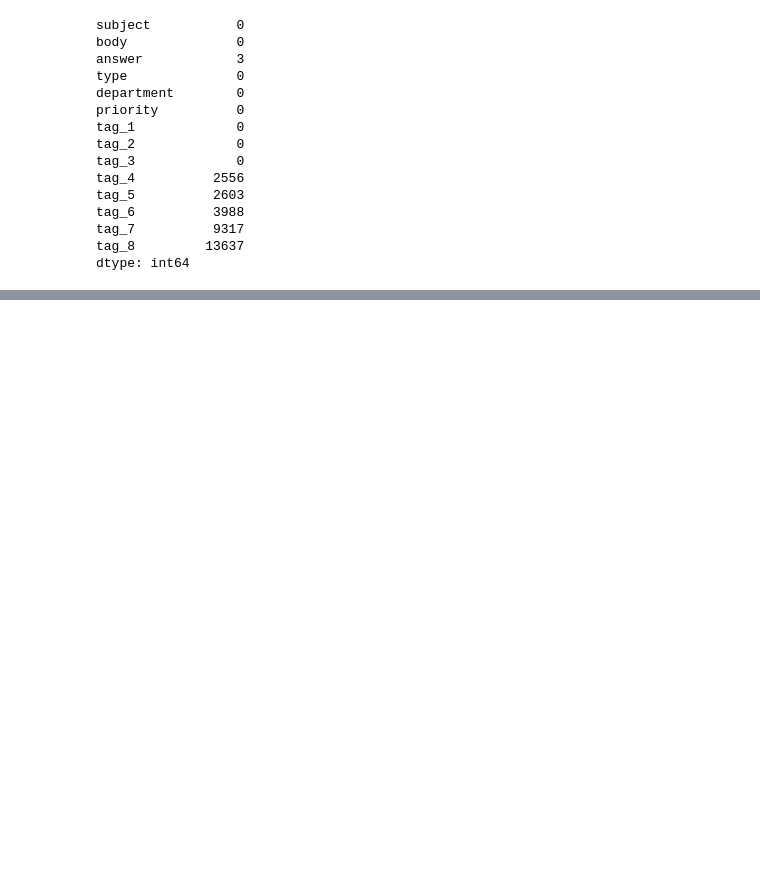
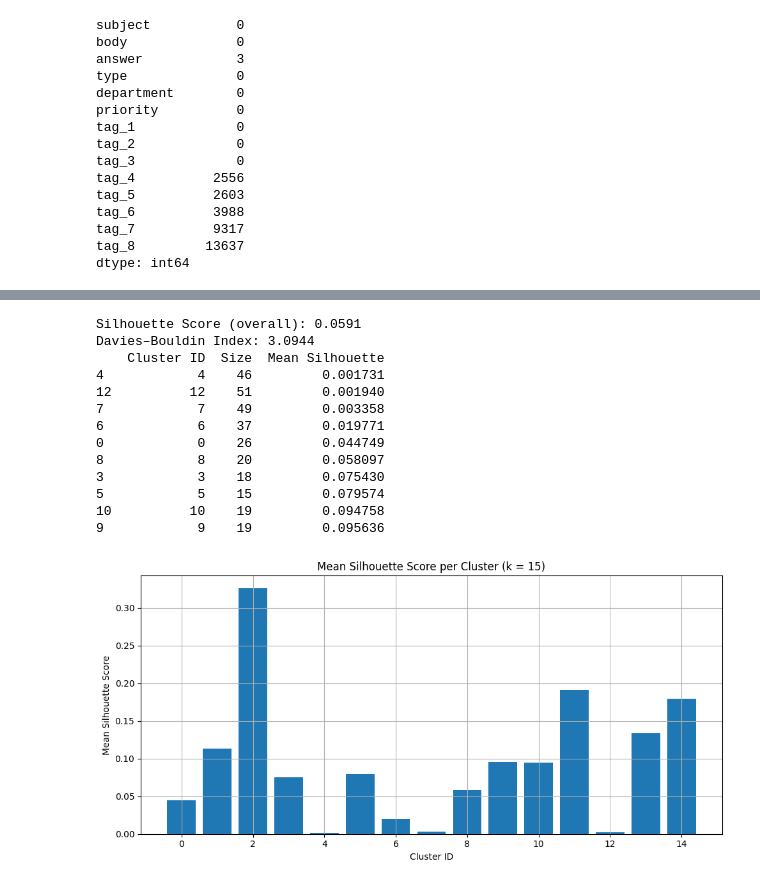
Before and after one commit to business-analytics-project-2025/tickets-project, a Jupyter notebook: Tags_mdel2.ipynb, the cells around one changed output, grey strips where cells are left out. Cells and saved outputs as stored; diff of their text form; code cells hidden in the pictures; blank space fills up the shorter version.

```diff
--- a/Tags_mdel2.ipynb
+++ b/Tags_mdel2.ipynb
@@ -132,0 +110,18 @@ Label (multi-hot): tensor([0., 0., 0., 0., 0., 0., 0., 0., 0., 0., 0., 0., 0., 0
+# %%
+# Embed tags using sentence-transformers
+model = SentenceTransformer("all-MiniLM-L6-v2")
+
+tag_embeddings = model.encode(unique_tags, show_progress_bar=True)
+# %%
+# Cluster tags with KMeans
+n_clusters = 15
+kmeans = KMeans(n_clusters=n_clusters, random_state=42)
+cluster_ids = kmeans.fit_predict(tag_embeddings)
+# %%
+# Create tag_to_cluster mapping
+tag_to_cluster = {tag: f"Cluster_{cid}" for tag, cid in zip(unique_tags, cluster_ids)}
+
+# Reverse mapping
+cluster_to_tags = defaultdict(list)
+for tag, cluster in tag_to_cluster.items():
+    cluster_to_tags[cluster].append(tag)
@@ -132,0 +160,54 @@ Label (multi-hot): tensor([0., 0., 0., 0., 0., 0., 0., 0., 0., 0., 0., 0., 0., 0
+# %%
+# Clustering Metrics
+cluster_ids_str = [tag_to_cluster[tag] for tag in unique_tags]
+
+X = np.vstack(tag_embeddings)
+y = LabelEncoder().fit_transform(cluster_ids_str)
+
+sil_score = silhouette_score(X, y)
+db_index = davies_bouldin_score(X, y)
+
+print(f"Silhouette Score (overall): {sil_score:.4f}")
+print(f"Davies–Bouldin Index: {db_index:.4f}")
+
+# Per-cluster silhouette scores
+silhouette_vals = silhouette_samples(X, y)
+
+cluster_metrics = []
+for cluster_id in np.unique(y):
+    mask = y == cluster_id
+    size = np.sum(mask)
+    mean_sil = silhouette_vals[mask].mean()
+    cluster_metrics.append({
+        "Cluster ID": cluster_id,
+        "Size": size,
+        "Mean Silhouette": mean_sil
+    })
+
+cluster_metrics_df = pd.DataFrame(cluster_metrics).sort_values(by="Mean Silhouette")
+print(cluster_metrics_df.head(10))
+
+# Mean silhouette per cluster plot
+plt.figure(figsize=(10, 5))
+plt.bar(cluster_metrics_df["Cluster ID"], cluster_metrics_df["Mean Silhouette"])
+plt.xlabel("Cluster ID")
+plt.ylabel("Mean Silhouette Score")
+plt.title(f"Mean Silhouette Score per Cluster (k = {n_clusters})")
+plt.grid(True)
+plt.tight_layout()
+plt.show()
+# %% [output]
+Silhouette Score (overall): 0.0591
+Davies–Bouldin Index: 3.0944
+    Cluster ID  Size  Mean Silhouette
+4            4    46         0.001731
+12          12    51         0.001940
+7            7    49         0.003358
+6            6    37         0.019771
+0            0    26         0.044749
+8            8    20         0.058097
+3            3    18         0.075430
+5            5    15         0.079574
+10          10    19         0.094758
+9            9    19         0.095636
+[figure, added]
```
Also changed, not shown: parts of 55 cells of this notebook, 3 other files.
